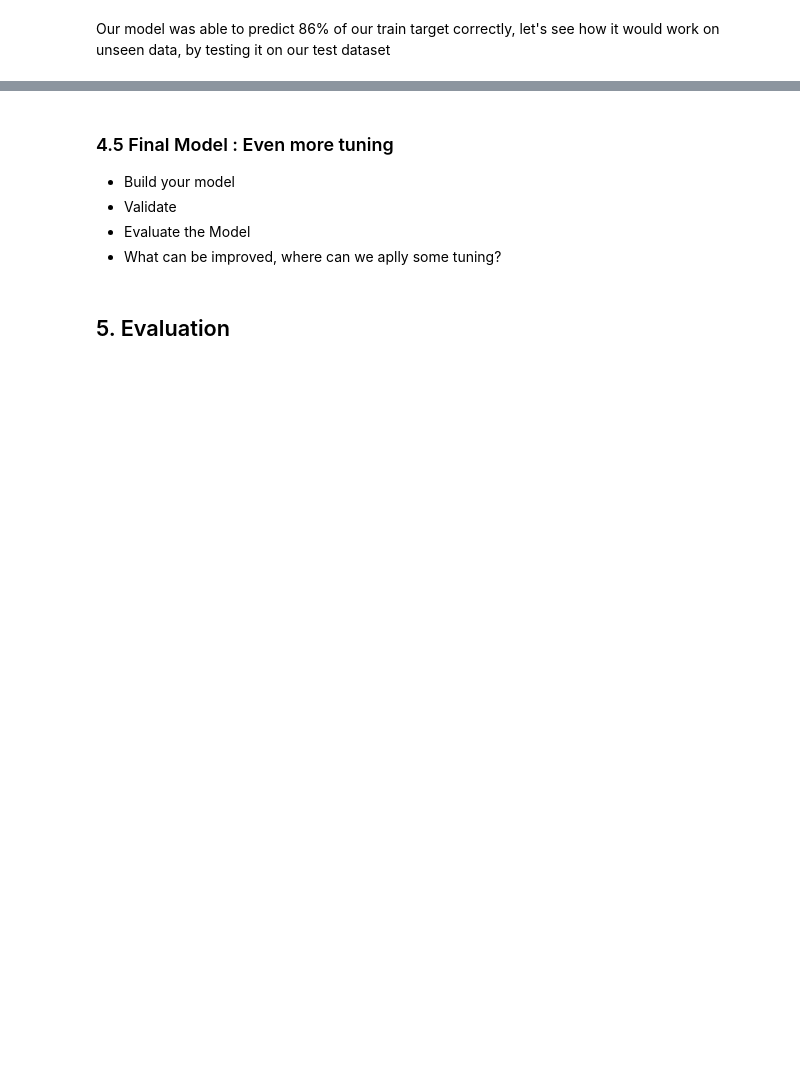
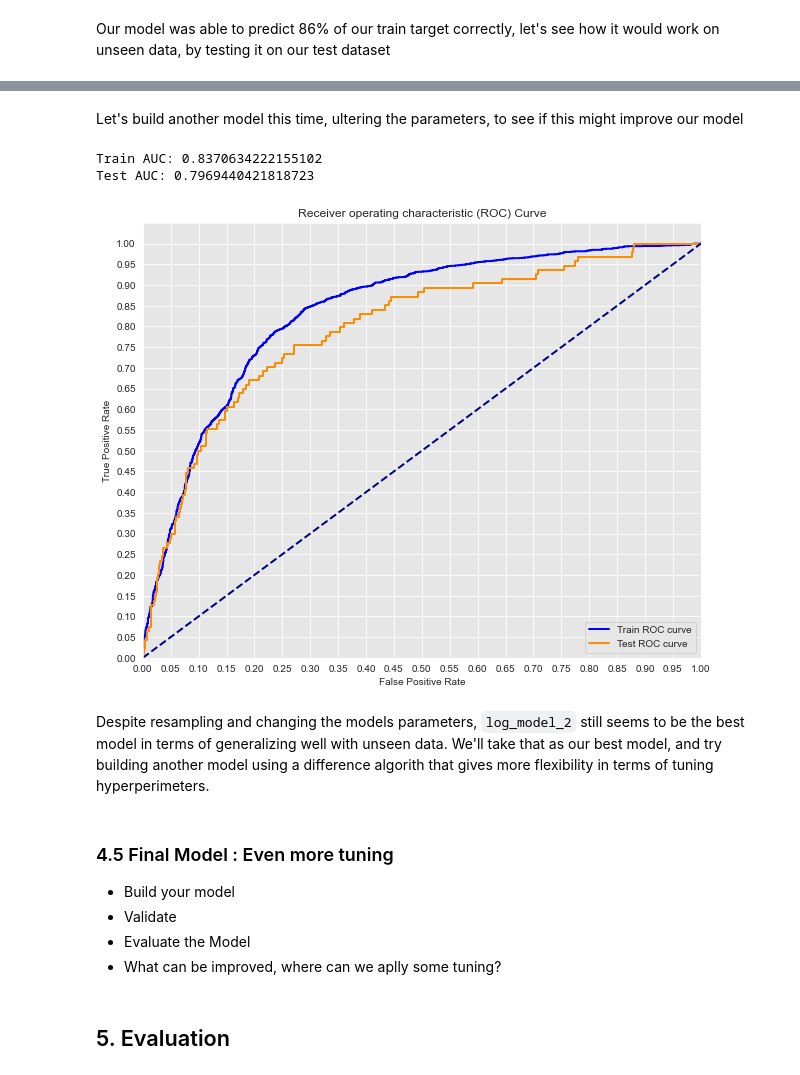
Before and after one commit to danieloselu3/SyriaTel-Telecom-Analysis, a Jupyter notebook: index.ipynb, the cells around one changed output, grey strips where cells are left out. Drawn from its saved outputs; the diff is of its cells as text; code cells hidden in the pictures; blank space fills up the shorter version.

```diff
--- a/index.ipynb
+++ b/index.ipynb
@@ -730,3 +828,46 @@ Our model seems to be doing some good job on both the train and test sets. let's
+# %% [markdown]
+Let's build another model this time, ultering the parameters, to see if this might improve our model
+# %%
+# handle the imbalance
+X_train_resampled, y_train_resampled = SMOTE().fit_resample(X_train_scaled, y_train)
+
+log_model_4 = LogisticRegression(C=1e7, class_weight={1:0.28}, random_state=3)
+
+log_model_4.fit(X_train_resampled, y_train_resampled)
+
+y_train_score = log_model_4.decision_function(X_train_resampled)
+y_test_score = log_model_4.decision_function(X_test_scaled)
+
+train_fpr, train_tpr, train_thresholds = roc_curve(y_train_resampled, y_train_score)
+test_fpr, test_tpr, test_thresholds = roc_curve(y_test, y_test_score)
+
+print('Train AUC: {}'.format(auc(train_fpr, train_tpr)))
+print('Test AUC: {}'.format(auc(test_fpr, test_tpr)))
+
+plt.figure(figsize=(10, 8))
+lw = 2
+
+plt.plot(train_fpr, train_tpr, color='blue',
+         lw=lw, label='Train ROC curve')
+plt.plot(test_fpr, test_tpr, color='darkorange',
+         lw=lw, label='Test ROC curve')
+
+plt.plot([0, 1], [0, 1], color='navy', lw=lw, linestyle='--')
+plt.xlim([0.0, 1.0])
+plt.ylim([0.0, 1.05])
+plt.yticks([i/20.0 for i in range(21)])
+plt.xticks([i/20.0 for i in range(21)])
+plt.xlabel('False Positive Rate')
+plt.ylabel('True Positive Rate')
+plt.title('Receiver operating characteristic (ROC) Curve')
+plt.legend(loc='lower right')
+plt.show()
+# %% [output]
+Train AUC: 0.8370634222155102
+Test AUC: 0.7969440421818723
+[figure, added]
+# %% [markdown]
+Despite resampling and changing the models parameters, `log_model_2` still seems to be the best model in terms of generalizing well with unseen data. We'll take that as our best model, and try building another model using a difference algorith that gives more flexibility in terms of tuning hyperperimeters.
 # %% [markdown]
 ### 4.5 Final Model : Even more tuning
 * Build your model
```
Also changed, not shown: parts of 16 cells of this notebook.
